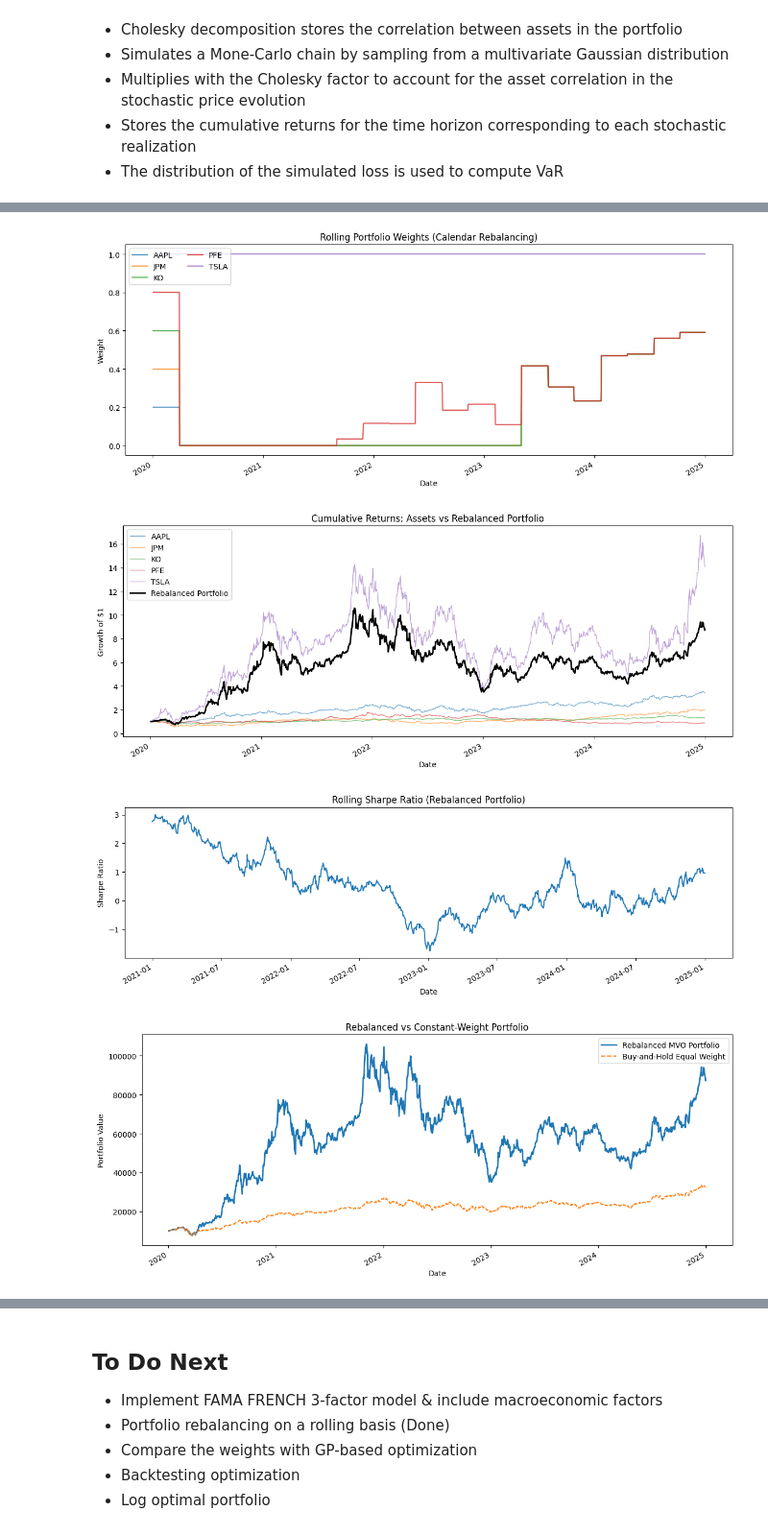
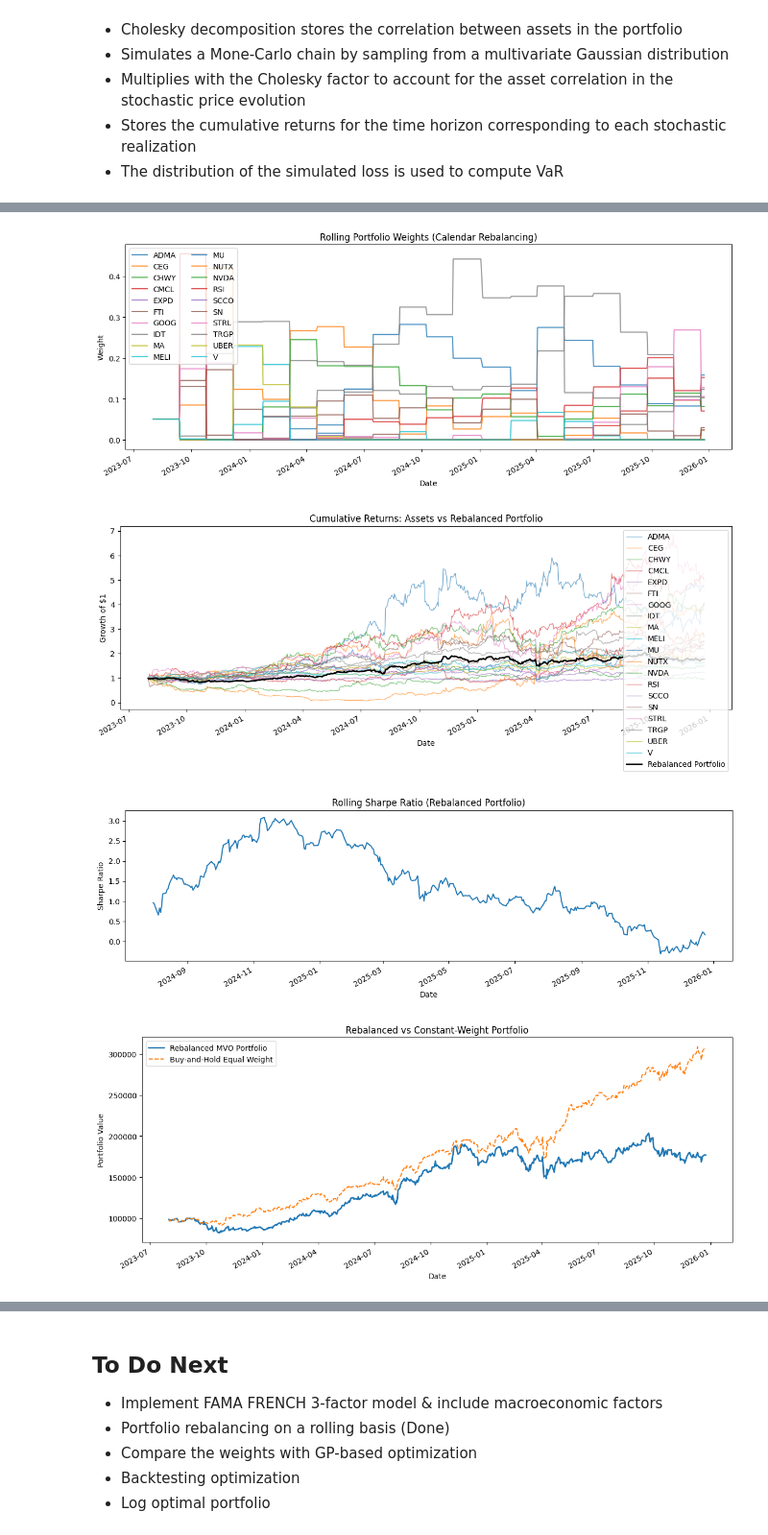
Before and after one commit to devanshu-cosmo/ml-projects, a Jupyter notebook: portfolio_optimization/portfolio_opt.ipynb, the cells around one changed output, grey strips where cells are left out. Shown at 96% size. Saved outputs shown, nothing was run; the diff lists cells and outputs as text; code cells hidden in the pictures.

Commit message:
Added realistic portfolio features

```diff
--- a/portfolio_optimization/portfolio_opt.ipynb
+++ b/portfolio_optimization/portfolio_opt.ipynb
@@ -32,9 +45,32 @@ def extract_price(df, freq=252):
     returns_annual = expected_returns.mean_historical_return(close, frequency=freq) #frequency corresponds to number of working days in a year
     return close, returns, returns_annual
 
-portfolio_keys = ["AAPL", "TSLA", "PFE", "JPM", "KO"] #Apple, Tesla, Pfizer, JP Morgan, Coca Cola
+# portfolio_keys = ["AAPL", "TSLA", "PFE", "JPM", "KO"] #Apple, Tesla, Pfizer, JP Morgan, Coca Cola
+portfolio_keys = [
+"V", # Visa
+"MA", # Mastercard
+"NVDA", # Nvidia
+"MU", # Micron Technology
+"GOOG", # Alphabet Inc (Class C)
+"CEG", # Constellation Energy Corporation
+"TRGP", # Targa Resources Inc.
+"STRL", # Sterling Infrastructure Inc.
+"FTI", # TechnipFMC plc
+"SN", # SharkNinja Inc.
+"RSI", # Rush Street Interactive Inc.
+"NUTX", # Nutex Health
+"ADMA", # Adma Biologics Inc.
+"MELI", # MercadoLibre Inc.
+"CHWY", # Chewy Inc.
+"SCCO", # Southern Copper Corporation
+"CMCL", # Caledonia Mining Corporation
+"EXPD", # Expeditors International of Washington
+"UBER", # Uber Technologies Inc.
+"IDT" # IDT Corporation
+]
+
 start_date = "2020-01-01"
-end_date = "2025-01-01"
+end_date = "2025-12-25"
 rf_rate = 0.05  #risk free rate
 # %%
 data = download_data(portfolio_keys, start_date, end_date)
@@ -551,17 +633,17 @@ def rebalance_engine(
         "portfolio_value": portfolio_value
     }
 
-rebalanced_results = rebalance_engine(rebalance_period=60, price=price)
+rebalanced_results = rebalance_engine(rebalance_period=30, price=price, initial_value=100000)
 # %%
 weights = rebalanced_results["weights"]
 portfolio_value = rebalanced_results["portfolio_value"]
 portfolio_returns = rebalanced_results["portfolio_returns"]
-cum_asset_rets = get_cumulative_portfolio_value(price.pct_change(), initial_value=10000) # (1 + price.pct_change()).cumprod()
+cum_asset_rets = get_cumulative_portfolio_value(price.pct_change(), initial_value=100000) # (1 + price.pct_change()).cumprod()
 
 # plot rolling portfolio weights
 weights.plot(
     # kind="area",
-    stacked=True,
+    # stacked=True,
     figsize=(12, 5),
     alpha=0.8
 )
@@ -578,8 +660,8 @@ plt.show()
 
 fig, ax = plt.subplots(figsize=(12, 5))
 
-cum_asset_rets.div(10000).plot(ax=ax, alpha=0.6, linewidth=1)
-portfolio_value.div(10000).plot(
+cum_asset_rets.div(100000).plot(ax=ax, alpha=0.6, linewidth=1)
+portfolio_value.div(100000).plot(
     ax=ax,
     color="black",
     linewidth=2,
@@ -607,35 +689,35 @@ plt.title("Rolling Sharpe Ratio (Rebalanced Portfolio)")
 plt.ylabel("Sharpe Ratio")
 plt.xlabel("Date")
 plt.tight_layout()
 plt.show()
 
 
 # Rebalanced portfolio vs constant weight portfolio
 equal_weights = np.repeat(1 / price.shape[1], price.shape[1])
 equal_weight_returns = price.pct_change().dot(equal_weights)
-equal_weight_value = (1 + equal_weight_returns).cumprod() * 10_000
+equal_weight_value = (1 + equal_weight_returns).cumprod() * 100000
 
 fig, ax = plt.subplots(figsize=(12, 5))
 
 portfolio_value.plot(
     ax=ax,
     linewidth=2,
     label="Rebalanced MVO Portfolio"
 )
 
 equal_weight_value.plot(
     ax=ax,
     linestyle="--",
     label="Buy-and-Hold Equal Weight"
 )
 
 ax.set_title("Rebalanced vs Constant-Weight Portfolio")
 ax.set_ylabel("Portfolio Value")
 ax.legend()
 plt.tight_layout()
 plt.show()
 # %% [output]
-[figure, old version]
+[figure, new version]
-[figure, old version]
+[figure, new version]
-[figure, old version]
+[figure, new version]
-[figure, old version]
+[figure, new version]
```
Also changed, not shown: parts of 23 cells of this notebook.
